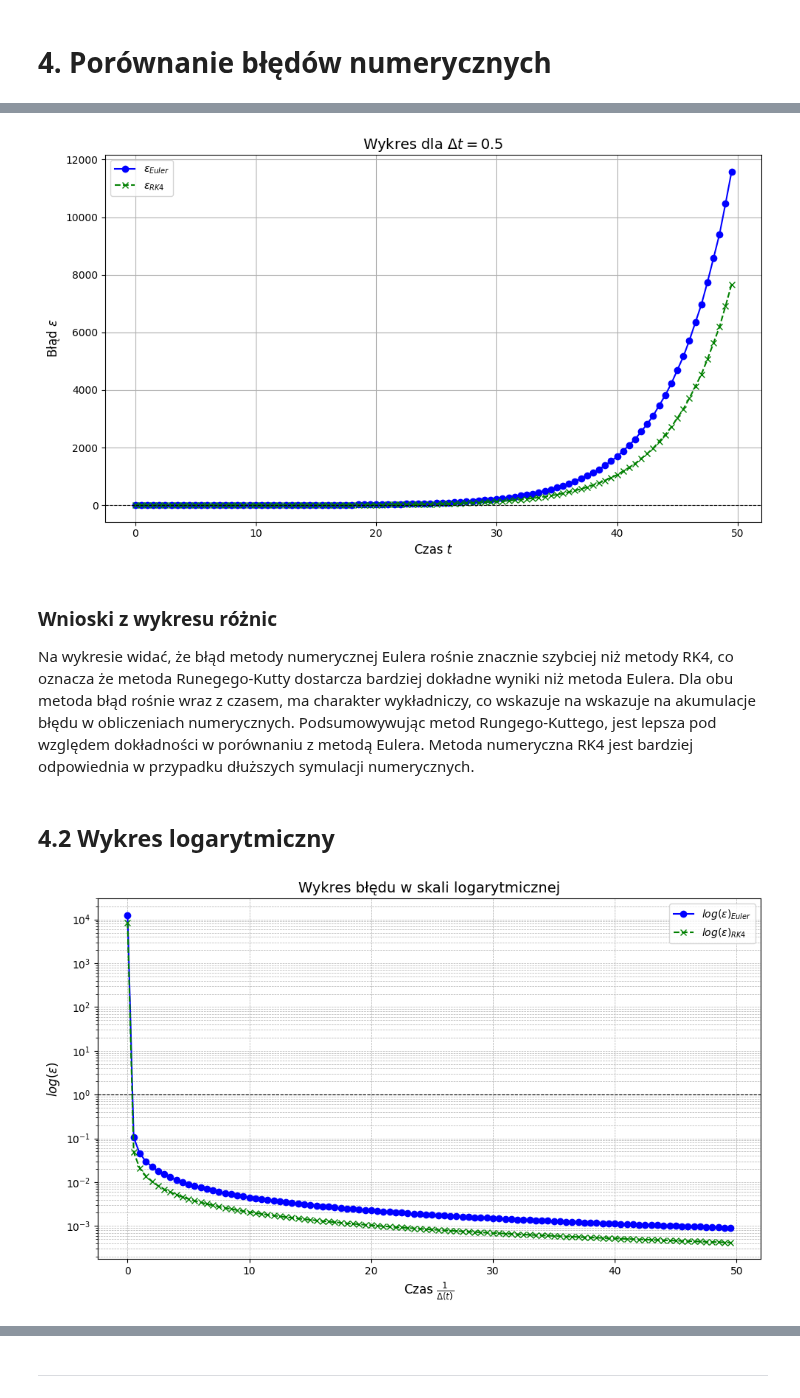
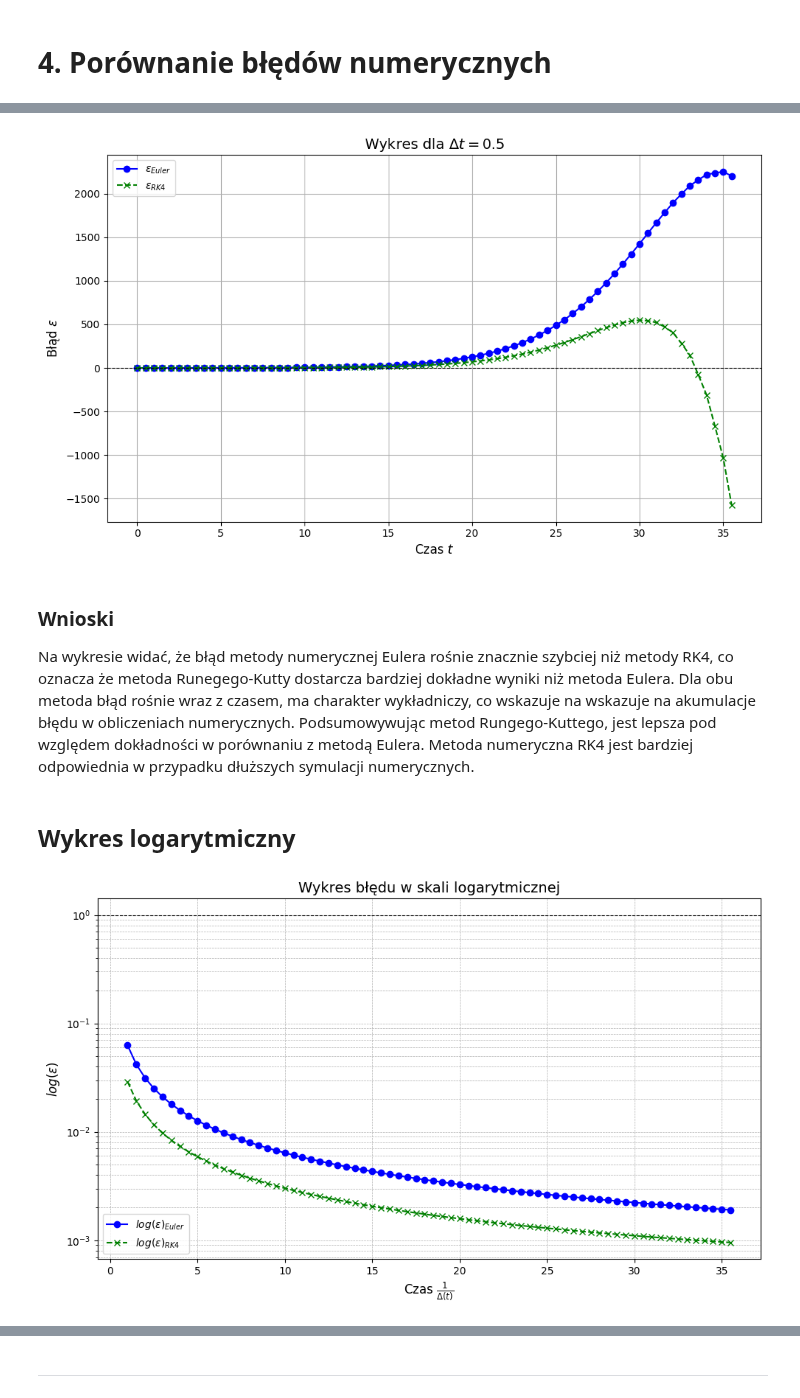
Before and after one commit to 277465/Modelowanie-Pandemii-Sars-cov-19, a Jupyter notebook: projekt.ipynb, the cells around one changed output, grey strips where cells are left out. Cells and saved outputs as stored; diff of their text form; code cells hidden in the pictures.

Commit message:
wnioski

```diff
--- a/projekt.ipynb
+++ b/projekt.ipynb
@@ -86,14 +76,10 @@ Model ten jest stosunkowo prosty i skuteczny w analizie wczesnych etapów epidem
 # %% [markdown]
 Na potrzebę pokazania jak zachowuje się Model SI w czasie Pandemii przyjmiemy inne dane, ponieważ dla $n=37.900.000$ przy pierwszych 37 dniach nie zobaczymy pełnego zachowania Pandemii, przyjmiemy, że $n=7000$.
 # %%
-import numpy as np
 import matplotlib.pyplot as plt
 
 # Parametry
 N = 7000  # Całkowita liczba osób w populacji
-infected_data = [1, 1, 3, 6, 11, 17, 22, 31, 51, 68, 104, 125, 177, 238, 287, 355, 425, 536,
-                 634, 749, 901, 1051, 1221, 1389, 1638, 1862, 2055, 2311, 2554, 2946, 3383,
-                 3627, 4102, 4413, 4848, 5205]
 susceptible_data = [N - infected_data[i] for i in range(len(infected_data))]
 
 # Wykresy
@@ -148,16 +134,10 @@ Model SIR można rozszerzyć, wprowadzając różne relacje pomiędzy grupami, n
 # %% [markdown]
 Na potrzebę pokazania jak zachowuje się Model SIR w czasie Pandemii przyjmiemy inne dane, ponieważ dla $n=37.900.000$ przy pierwszych 37 dniach nie zobaczymy pełnego zachowania Pandemii, przyjmiemy, że $n=7000$.
 # %%
-import numpy as np
 import matplotlib.pyplot as plt
 
 # Parametry
 N = 7000
-infected_data = [1, 1, 3, 6, 11, 17, 22, 31, 51, 68, 104, 125, 177, 238, 287, 355, 425, 536,
-                 634, 749, 901, 1051, 1221, 1389, 1638, 1862, 2055, 2311, 2554, 2946, 3383,
-                 3627, 4102, 4413, 4848, 5205]
-recovery_data = [0, 0, 0, 0, 0, 0, 0, 0, 1, 2, 3, 3, 4, 5, 5, 5, 5, 5, 7, 8,
-                 10, 14, 16, 16, 18, 22, 31, 33, 43, 57, 71, 195, 228, 269, 320, 381]
 # Susceptible (S) to być obliczone jako pozostała liczba osób
 susceptible_data = [N - infected_data[i] - recovery_data[i] for i in range(len(infected_data))]
 
@@ -258,10 +238,6 @@ Korzystając z $(7)$ oraz metody MSE możemy policzyc optymalne $\beta$ dla mode
 import numpy as np
 from scipy.optimize import minimize
 
-# Dane wejściowe
-n = 37_900_000
-infected_data = [1, 1, 3, 6, 11, 17, 22, 31, 51, 68, 104, 125, 177, 238, 287, 355, 425, 536, 634, 749, 901, 1051, 1221, 1389, 1638, 1862, 2055, 2311, 2554, 2946, 3383, 3627, 4102, 4413, 4848, 5205]
-I0 = infected_data[0]
 t = np.arange(len(infected_data))
 
 # Model SI
@@ -302,13 +276,6 @@ $$ y_{n+1} = y_n + h \cdot f(x_n, y_n) $$
 # %%
 import numpy as np
 import matplotlib.pyplot as plt
-from scipy.optimize import minimize
-
-n = 37_900_000
-S0 = n - 1
-I0 = 1
-dates = ['04.03.2020', '05.03.2020', '06.03.2020', '07.03.2020', '08.03.2020', '09.03.2020','10.03.2020', '11.03.2020', '12.03.2020', '13.03.2020', '14.03.2020', '15.03.2020','16.03.2020', '17.03.2020', '18.03.2020', '19.03.2020', '20.03.2020', '21.03.2020', '22.03.2020', '23.03.2020', '24.03.2020', '25.03.2020', '26.03.2020',  '27.03.2020', '28.03.2020', '29.03.2020', '30.03.2020', '31.03.2020', '01.04.2020', '02.04.2020', '03.04.2020', '04.04.2020', '05.04.2020', '06.04.2020', '07.04.2020', '08.04.2020']
-infected_data = [1, 1, 3, 6, 11, 17, 22, 31, 51, 68, 104, 125, 177, 238, 287, 355, 425, 536, 634, 749, 901, 1051, 1221, 1389, 1638, 1862, 2055, 2311, 2554, 2946, 3383, 3627, 4102, 4413, 4848, 5205]
 
 def update(beta):
     t_max = len(dates)
@@ -768,7 +711,7 @@ import numpy as np
 import matplotlib.pyplot as plt
 
 delta_t = 0.5
-T = 50
+T = 36
 t_high_res = np.linspace(0, T, 1000)
 IsiAN_high_res = np.interp(t_high_res, np.linspace(0, T, len(IsiAN)), IsiAN)
 t_num = np.arange(0, T, delta_t)
@@ -793,41 +736,41 @@ plt.legend(fontsize=10)
 plt.tight_layout()
 plt.show()
 # %% [output]
-[figure, old version]
+[figure, new version]
 # %% [markdown]
-### Wnioski z wykresu różnic
+### Wnioski
 Na wykresie widać, że błąd metody numerycznej Eulera rośnie znacznie szybciej niż metody RK4, co oznacza że metoda Runegego-Kutty dostarcza bardziej dokładne wyniki niż metoda Eulera. Dla obu metoda błąd rośnie wraz z czasem, ma charakter wykładniczy, co wskazuje na wskazuje na akumulacje błędu w obliczeniach numerycznych. Podsumowywując metod Rungego-Kuttego, jest lepsza pod względem dokładności w porównaniu z metodą Eulera. Metoda numeryczna RK4 jest bardziej odpowiednia w przypadku dłuższych symulacji numerycznych.
 # %% [markdown]
-## 4.2 Wykres logarytmiczny
+## Wykres logarytmiczny
 # %%
 import numpy as np
 import matplotlib.pyplot as plt
 
 delta_t = 0.5
-T = 50
+T = 36
 t_high_res = np.linspace(0, T, 1000)
 IsiAN_high_res = np.interp(t_high_res, np.linspace(0, T, len(IsiAN)), IsiAN)
-t_num = np.arange(0, T, delta_t)
+t_num = np.arange(1, T, delta_t)
 
 IsiAN_interp = np.interp(1/t_num, t_high_res, IsiAN_high_res)
 Isie_interp = np.interp(1/t_num, np.linspace(0, T, len(Iesi)), Iesi)
 Isirk_interp = np.interp(1/t_num, np.linspace(0, T, len(Irksi)), Irksi)
 
 diff_sie = np.abs(IsiAN_interp - Isie_interp)
 diff_sirk = np.abs(IsiAN_interp - Isirk_interp)
 
 plt.figure(figsize=(10, 6))
 plt.plot(t_num, diff_sie, label='$log(\epsilon)_{Euler}$', marker='o', linestyle='-', color='blue')
 plt.plot(t_num, diff_sirk, label='$log(\epsilon)_{RK4}$', marker='x', linestyle='--', color='green')
 plt.axhline(1, color='black', linestyle='--', linewidth=0.8)
 plt.title(f'Wykres błędu w skali logarytmicznej', fontsize=14)
 plt.xlabel(r'Czas $\frac{1}{\Delta(t)}$', fontsize=12)
 plt.ylabel('$log(\epsilon)$', fontsize=12)
 plt.yscale('log')
 plt.grid(True, which='both', linestyle='--', linewidth=0.5)
 plt.legend(fontsize=10)
 plt.tight_layout()
 plt.show()
 # %% [output]
-[figure, old version]
+[figure, new version]
 # %% [markdown]
```
Also changed, not shown: parts of 33 cells of this notebook.
